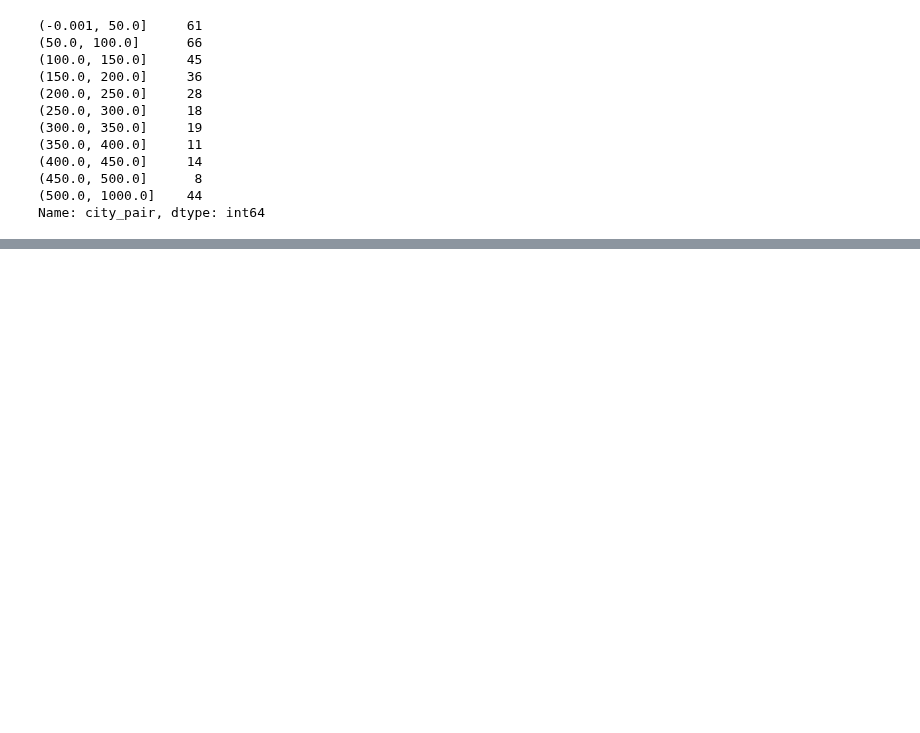
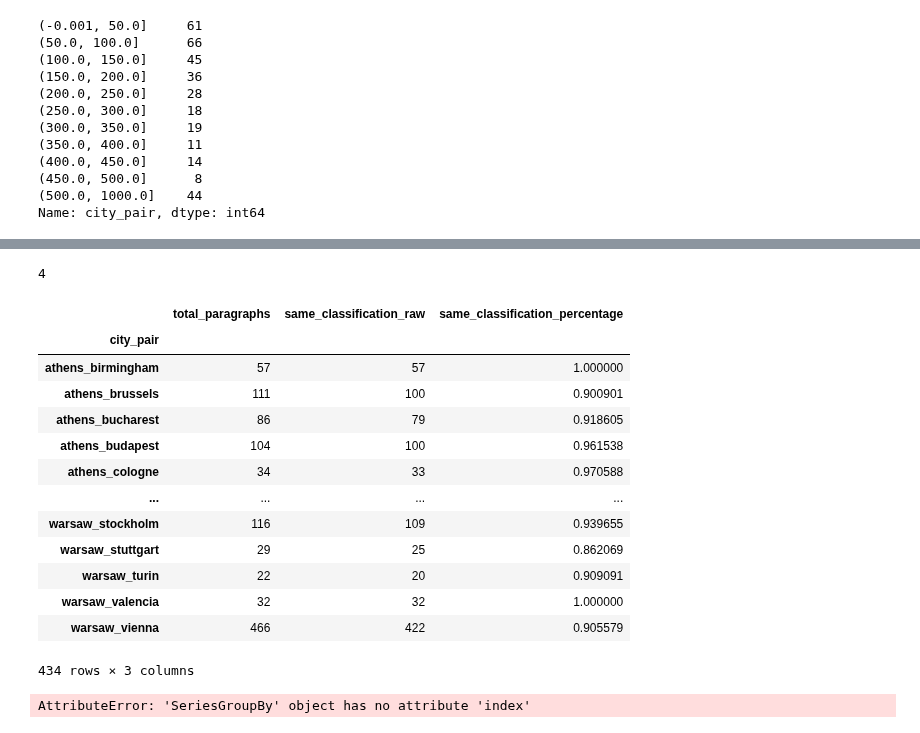
Before and after one commit to seriousdeejay/citynet, a Jupyter notebook: src/analyses/Diederik/Clean Code/3. Word Embedding Categorisation.ipynb, the cells around one changed output, grey strips where cells are left out. Cells and saved outputs as stored; diff of their text form; code cells hidden in the pictures; blank space fills up the shorter version.

```diff
--- a/src/analyses/Diederik/Clean Code/3. Word Embedding Categorisation.ipynb
+++ b/src/analyses/Diederik/Clean Code/3. Word Embedding Categorisation.ipynb
@@ -1019,3 +1019,6 @@ Name: city_pair, dtype: int64
 # result.sort_index(inplace=True)
 # result.reset_index(inplace=True)
 # result
+# %%
+#  & len(df['merged_POS'].str) > 20
+temp2 = df[(df['max'] > 0.9) & (df['merged_POS'].str.len() > 10)].groupby(['city_pair', 'idxmax'])['same_categorisation'] #.value_counts(normalize=True)
@@ -1021,0 +1298,28 @@ Name: city_pair, dtype: int64
+# %%
+len(data)
+# %% [output]
+4
+# %%
+# temp2.value_counts()
+data = {'total_paragraphs': temp2.count(), 'same_classification_raw': temp2.sum(), 'same_classification_percentage': temp2.sum()/temp2.count()}
+city_pair_df = pd.DataFrame(data) # columns=['city_pair', 'total_paragraphs', 'same_classification_raw', 'same_classification_percentage']
+city_pair_df
+# %% [output]
+|  | total_paragraphs | same_classification_raw | same_classification_percentage |
+| city_pair |  |  |  |
+| athens_birmingham | 57 | 57 | 1.000000 |
+| athens_brussels | 111 | 100 | 0.900901 |
+| athens_bucharest | 86 | 79 | 0.918605 |
+| athens_budapest | 104 | 100 | 0.961538 |
+| athens_cologne | 34 | 33 | 0.970588 |
+| ... | ... | ... | ... |
+| warsaw_stockholm | 116 | 109 | 0.939655 |
+| warsaw_stuttgart | 29 | 25 | 0.862069 |
+| warsaw_turin | 22 | 20 | 0.909091 |
+| warsaw_valencia | 32 | 32 | 1.000000 |
+| warsaw_vienna | 466 | 422 | 0.905579 |
+434 rows × 3 columns
+# %%
+temp2.count().index
+# %% [output]
+AttributeError: 'SeriesGroupBy' object has no attribute 'index'
```
Also changed, not shown: parts of 75 cells of this notebook.
